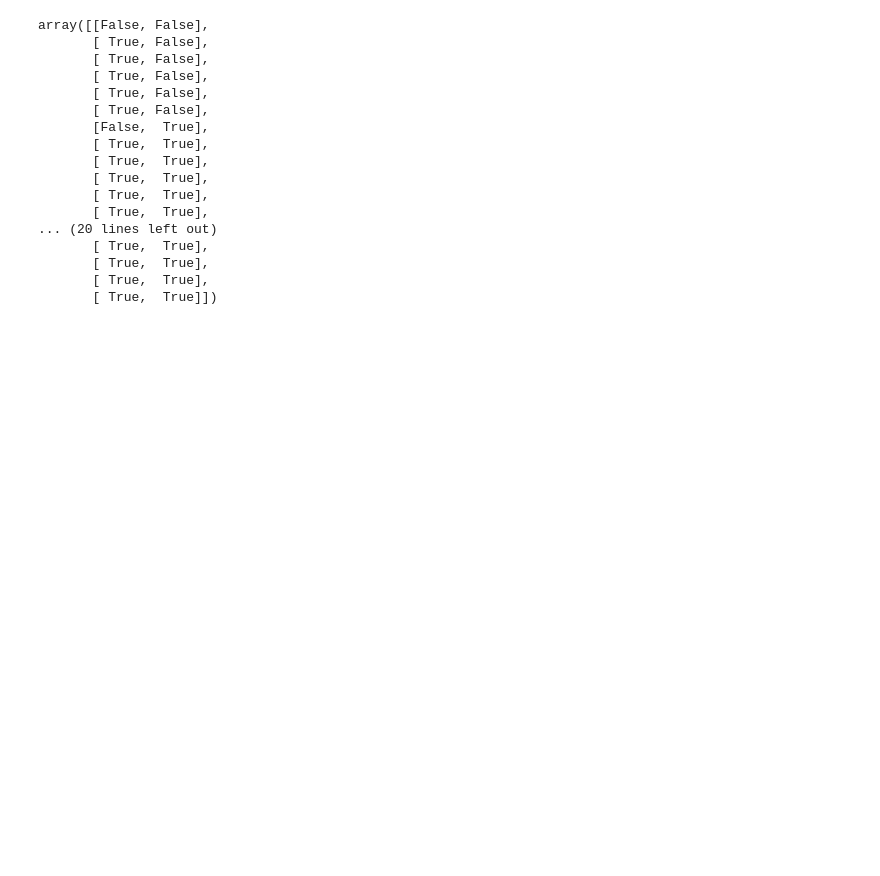
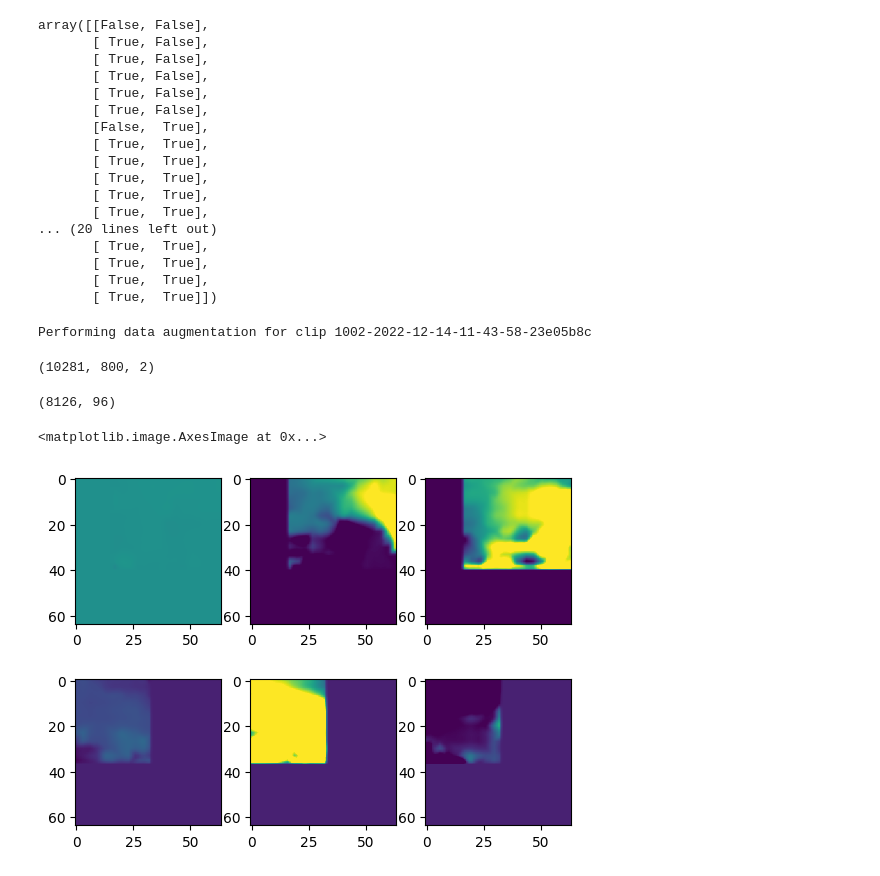
Before and after one commit to tpfffr/neon_blink_detection, a Jupyter notebook: notebooks/data_augmentation.ipynb, the cells around one changed output. Cells and saved outputs as stored; diff of their text form; code cells hidden in the pictures; blank space fills up the shorter version.

```diff
--- a/notebooks/data_augmentation.ipynb
+++ b/notebooks/data_augmentation.ipynb
@@ -474,3 +475,41 @@ array([[False, False],
        [ True,  True],
        [ True,  True],
        [ True,  True]])
+# %%
+of_params.grid_size = 4
+of_params.n_layers = 3
+of_params.layer_interval = 5
+of_params.window_size = 7
+of_params.stop_steps = 3
+of_params.step_size = 7
+
+feature_array, all_timestamps, clip_transitions = rec._load_features(clip_names[1], of_params)
+
+rec._load(clip_names[1], bg_ratio=3, augment=True)
+# %% [output]
+Performing data augmentation for clip 1002-2022-12-14-11-43-58-23e05b8c
+# %%
+feature_array.shape
+# %% [output]
+(10281, 800, 2)
+# %%
+rec.all_features[clip_names[1]].shape
+# %% [output]
+(8126, 96)
+# %%
+a=np.load("/home/tom/abc.npz.npy")
+# %%
+i = 30
+f, ax = plt.subplots(2, 3)
+
+ax[0,0].imshow(a[i, 0, :, :], vmin=-10, vmax=10)
+ax[0,1].imshow(a[i, 1, :, :], vmin=0, vmax=10)
+ax[0,2].imshow(a[i, 2, :, :], vmin=0, vmax=10)
+
+
+ax[1,0].imshow(a[i+1, 0, :, :], vmin=-0.5, vmax=5)
+ax[1,1].imshow(a[i+1, 1, :, :], vmin=-0.5, vmax=5)
+ax[1,2].imshow(a[i+1, 2, :, :], vmin=-0.5, vmax=5)
+# %% [output]
+<matplotlib.image.AxesImage at 0x...>
+[figure, added]
```
Also changed, not shown: parts of 28 cells of this notebook, 16 other files.
